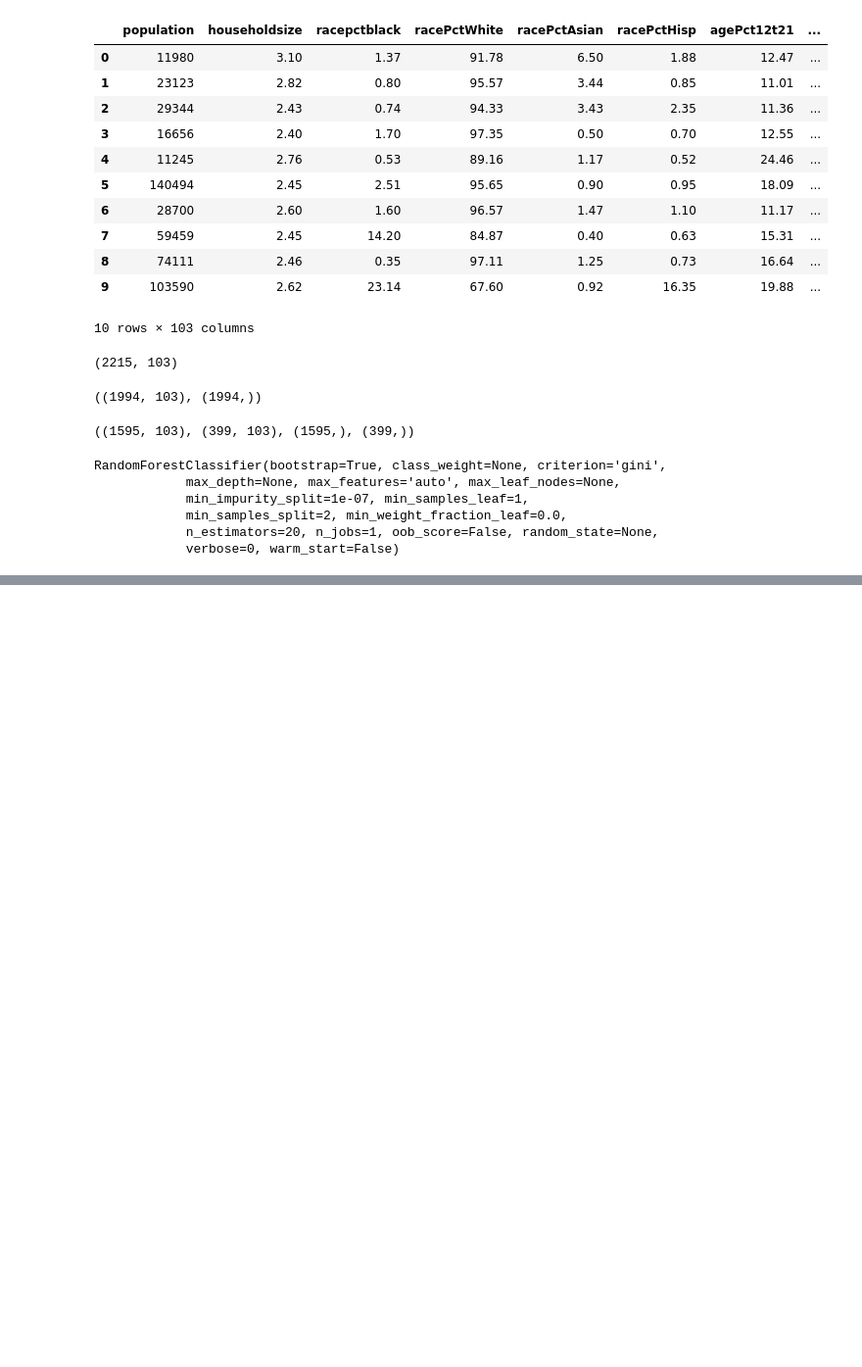
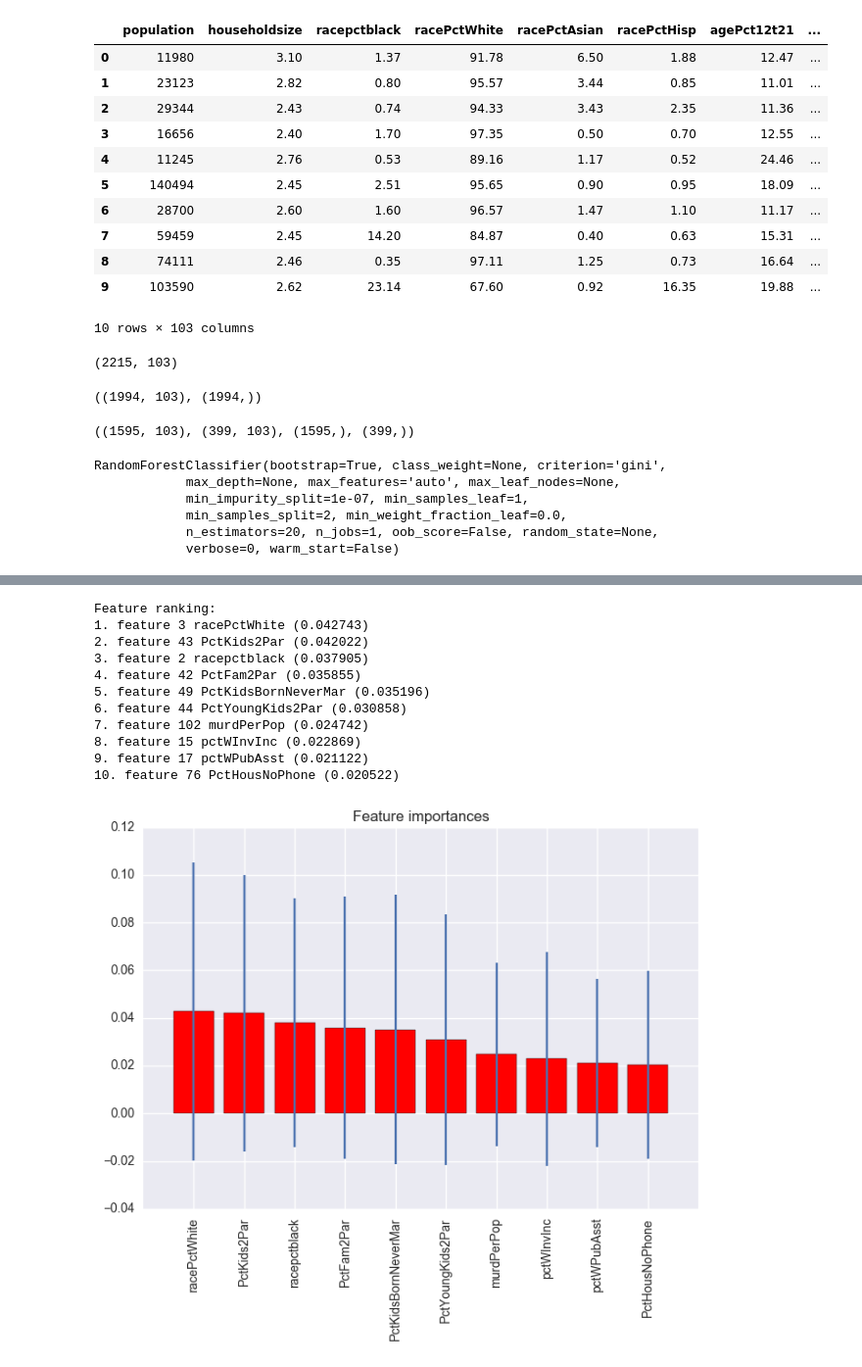
Before and after one commit to tlzhu19/project2, a Jupyter notebook: final_project.ipynb, the cells around one changed output, grey strips where cells are left out. Shown at 98% size. Cells and saved outputs as stored; diff of their text form; code cells hidden in the pictures; blank space fills up the shorter version.

```diff
--- a/final_project.ipynb
+++ b/final_project.ipynb
@@ -414,31 +468,44 @@ from sklearn.datasets import make_classification
 from sklearn.ensemble import ExtraTreesClassifier
 import seaborn as sns
 
 # Build a forest and compute the feature importances
 forest = ExtraTreesClassifier(n_estimators=250,
                               random_state=0)
 
 #X_arr = feature_matrix_clean
 #y_arr = [ (1 if (x > AVG_CRIME) else 0) for x in target_vector1_clean]
 forest.fit(X, y)
 importances = forest.feature_importances_
 std = np.std([tree.feature_importances_ for tree in forest.estimators_],
              axis=0)
 indices = np.argsort(importances)[::-1]
 
 # Print the feature ranking
 print("Feature ranking:")
 
 #num_attributes = len(X_arr[0])
 top_x = 10 # just get top 10
 for f in range(top_x):
     print("%d. feature %d %s (%f)" % (f + 1, indices[f], df2.columns[indices[f]], importances[indices[f]]))
 
 # Plot the feature importances of the forest
 plt.figure()
 plt.title("Feature importances")
 plt.bar(range(top_x), importances[indices[:top_x]],
        color="r", yerr=std[indices[:top_x]], align="center")
-plt.xticks(range(top_x), [df2.columns[indices[i]] for i in range(top_x)])
+plt.xticks(range(top_x), [df2.columns[indices[i]] for i in range(top_x)], rotation = 90)
 plt.xlim([-1, top_x])
 plt.show()
+# %% [output]
+Feature ranking:
+1. feature 3 racePctWhite (0.042743)
+2. feature 43 PctKids2Par (0.042022)
+3. feature 2 racepctblack (0.037905)
+4. feature 42 PctFam2Par (0.035855)
+5. feature 49 PctKidsBornNeverMar (0.035196)
+6. feature 44 PctYoungKids2Par (0.030858)
+7. feature 102 murdPerPop (0.024742)
+8. feature 15 pctWInvInc (0.022869)
+9. feature 17 pctWPubAsst (0.021122)
+10. feature 76 PctHousNoPhone (0.020522)
+[figure, added]
```
Also changed, not shown: parts of 54 cells of this notebook.
